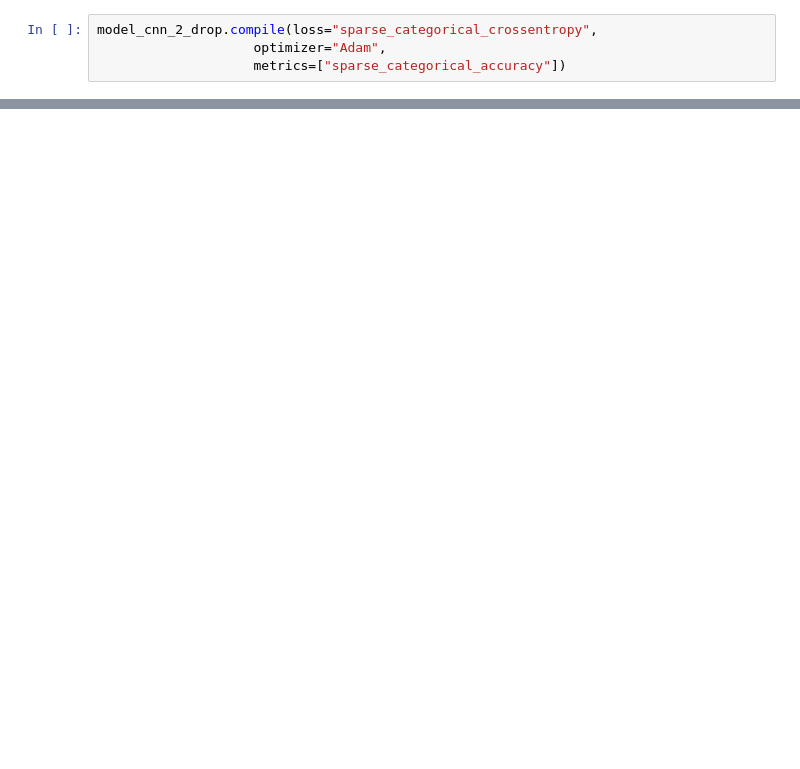
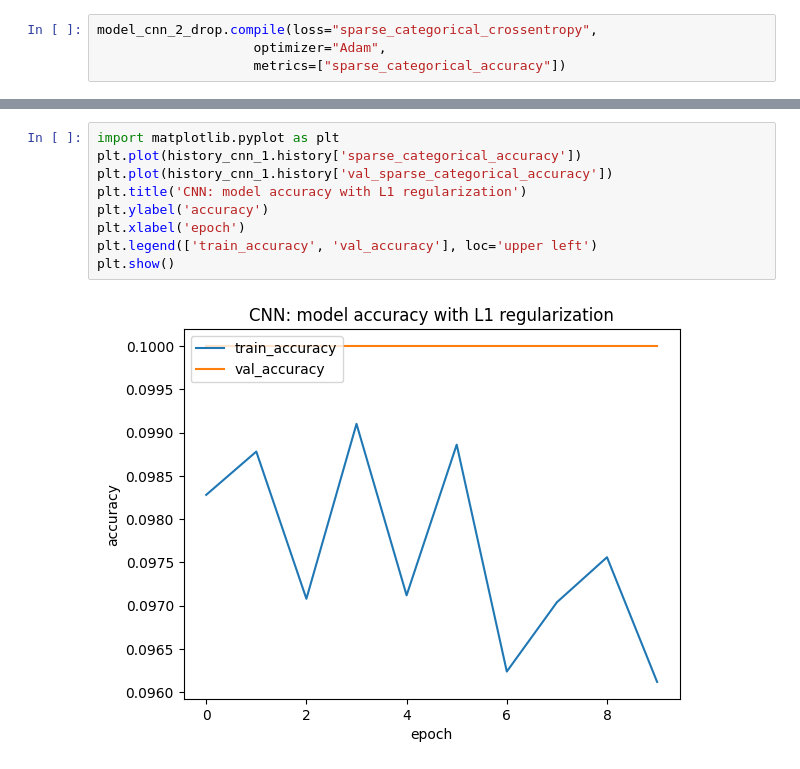
Before and after one commit to XiaoWang0317/SomeAwesomeCode, a Jupyter notebook: data_mining_pre/pre_cnn.ipynb, the cells around one changed output, grey strips where cells are left out. Drawn from its saved outputs; the diff is of its cells as text; blank space fills up the shorter version.

```diff
--- a/data_mining_pre/pre_cnn.ipynb
+++ b/data_mining_pre/pre_cnn.ipynb
@@ -269,0 +281,11 @@ dict_keys(['loss', 'sparse_categorical_accuracy', 'val_loss', 'val_sparse_catego
+# %%
+import matplotlib.pyplot as plt
+plt.plot(history_cnn_1.history['sparse_categorical_accuracy'])
+plt.plot(history_cnn_1.history['val_sparse_categorical_accuracy'])
+plt.title('CNN: model accuracy with L1 regularization')
+plt.ylabel('accuracy')
+plt.xlabel('epoch')
+plt.legend(['train_accuracy', 'val_accuracy'], loc='upper left')
+plt.show()
+# %% [output]
+[figure, added]
```
Also changed, not shown: parts of 19 cells of this notebook, 2 other files.
